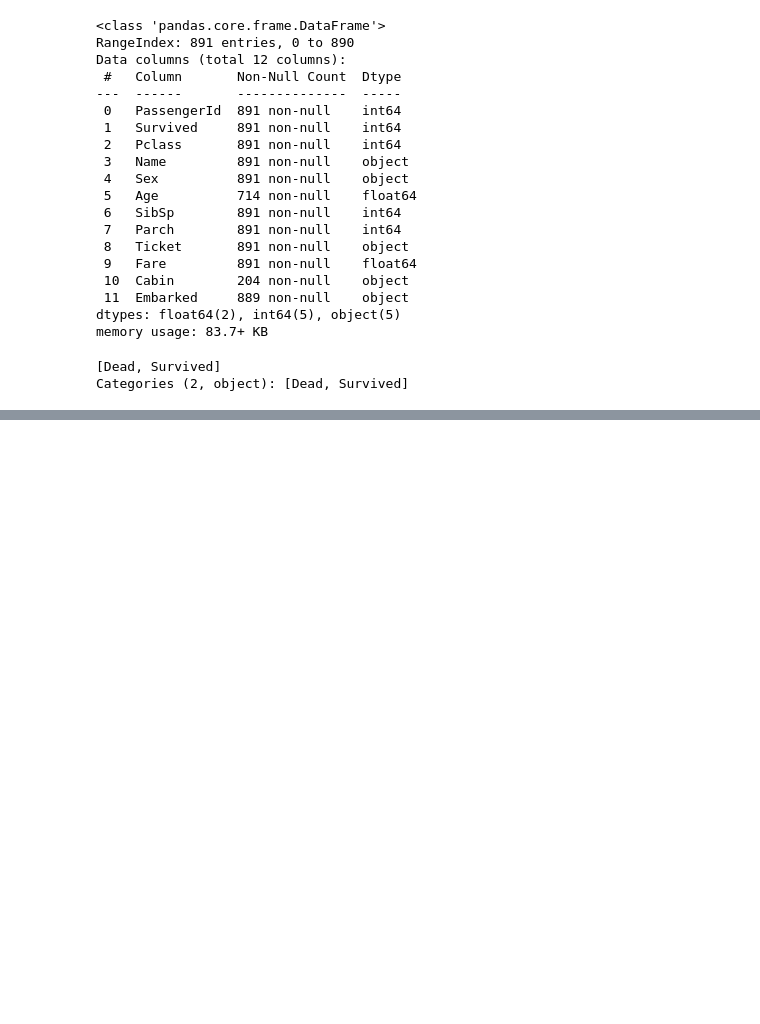
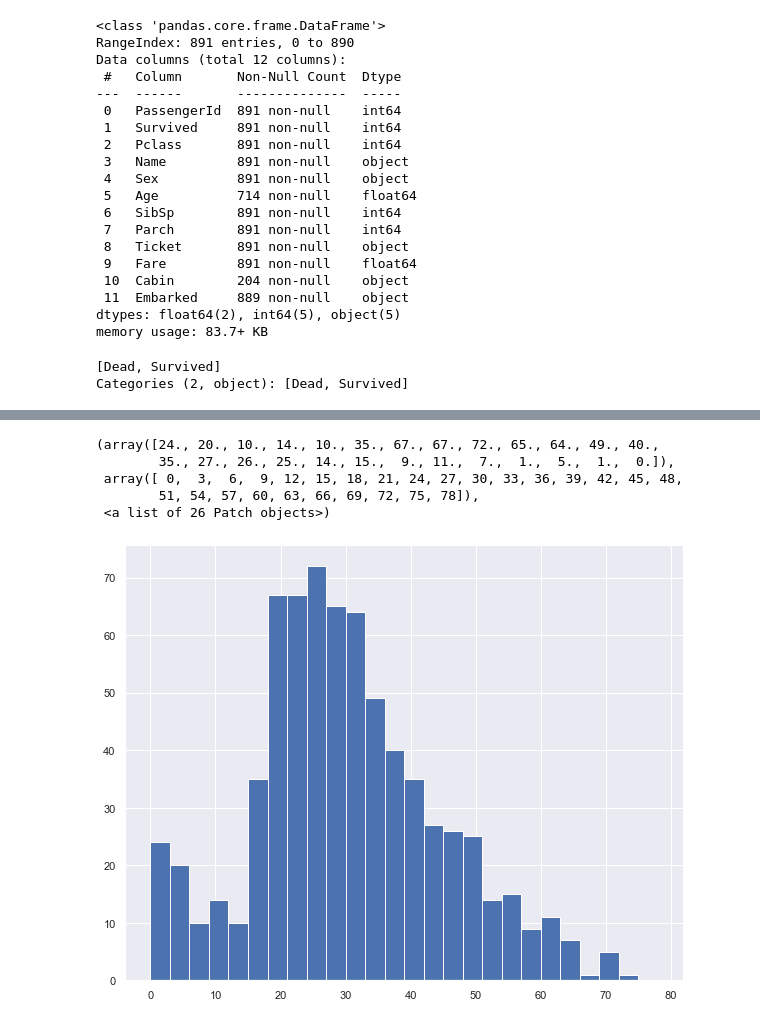
Before and after one commit to remya1805/Data-Science, a Jupyter notebook: EDA_Titanic.ipynb, the cells around one changed output, grey strips where cells are left out. Drawn from its saved outputs; the diff is of its cells as text; code cells hidden in the pictures; blank space fills up the shorter version.

```diff
--- a/EDA_Titanic.ipynb
+++ b/EDA_Titanic.ipynb
@@ -78,2 +102,14 @@ pd.crosstab(df_titanic['Survived'], df_titanic['Sex']).plot(kind='bar', stacked=
+# %%
+import numpy as np
+
+plt.figure(figsize = (10,8))
+plt.hist(df_titanic['Age'], bins = np.arange(0,81,3))
+# %% [output]
+(array([24., 20., 10., 14., 10., 35., 67., 67., 72., 65., 64., 49., 40.,
+        35., 27., 26., 25., 14., 15.,  9., 11.,  7.,  1.,  5.,  1.,  0.]),
+ array([ 0,  3,  6,  9, 12, 15, 18, 21, 24, 27, 30, 33, 36, 39, 42, 45, 48,
+        51, 54, 57, 60, 63, 66, 69, 72, 75, 78]),
+ <a list of 26 Patch objects>)
+[figure, added]
 # %%
 plt.figure(figsize=(8,6))
```
Also changed, not shown: parts of 7 cells of this notebook.
